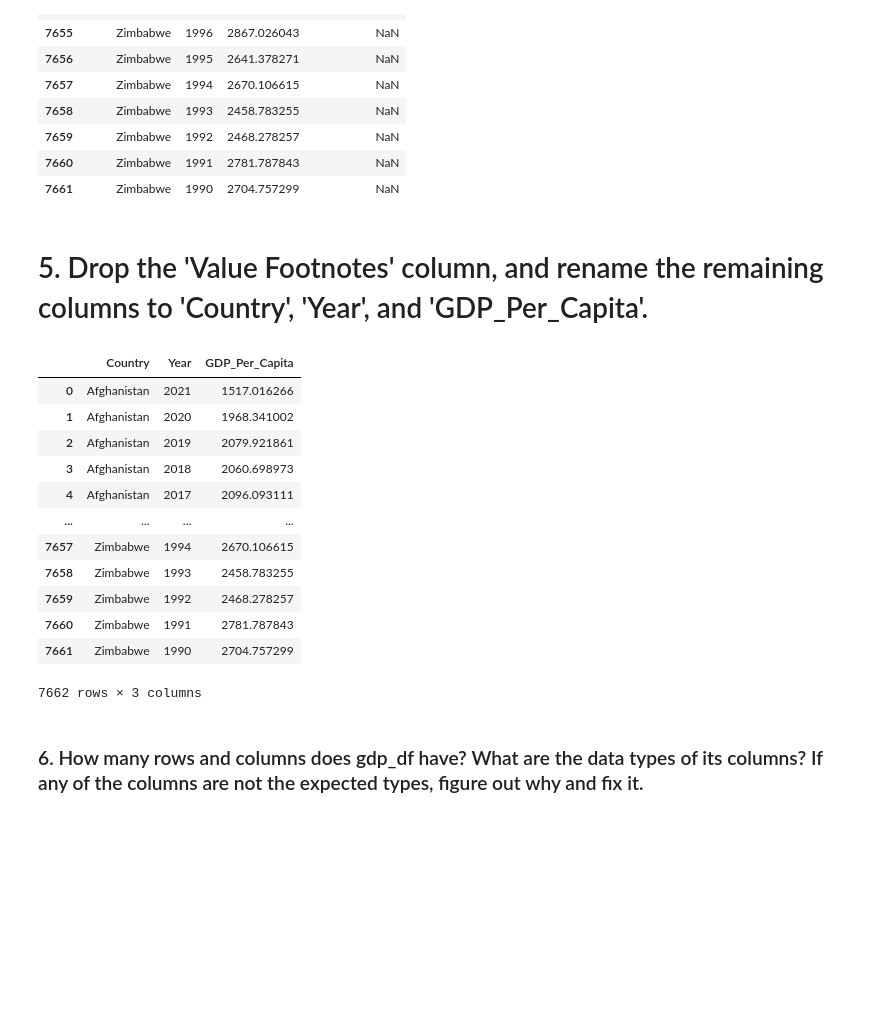
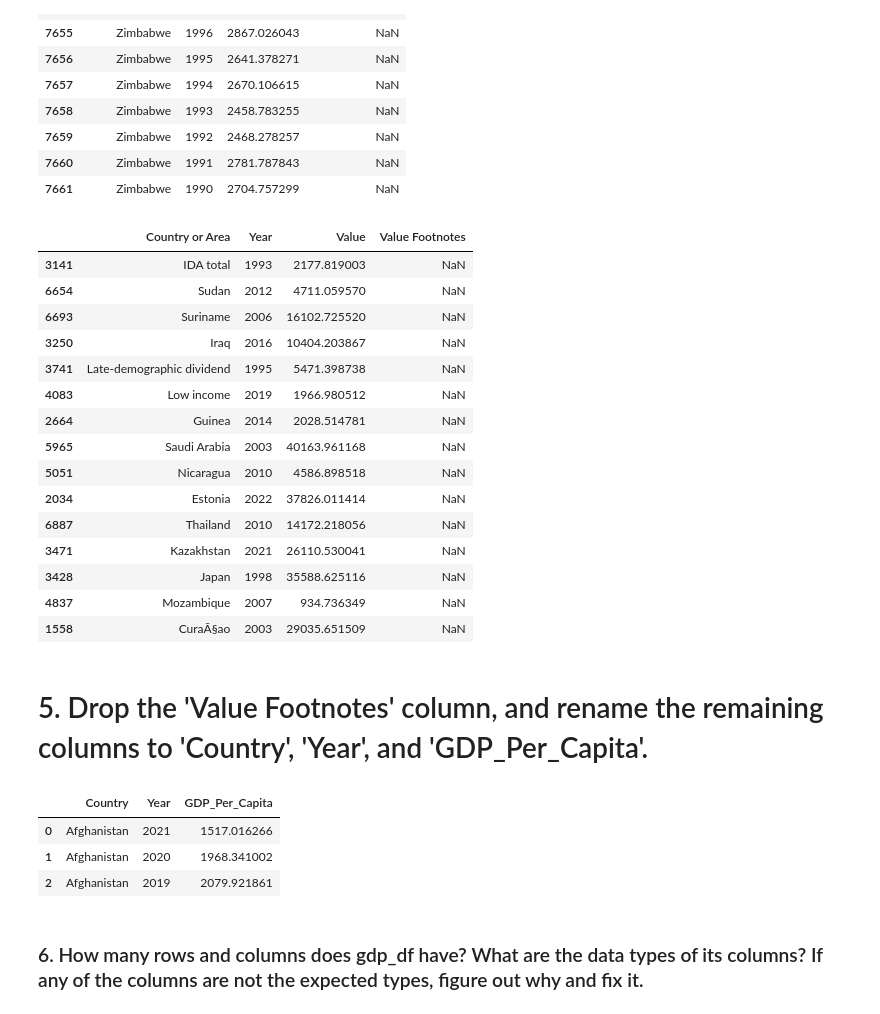
Before and after one commit to nss-data-science-cohort-8/un-exploration-catdgomez, a Jupyter notebook: notebooks/UN_Data_Exploration.ipynb, the cells around one changed output. Drawn from its saved outputs; the diff is of its cells as text; code cells hidden in the pictures; blank space fills up the shorter version.

```diff
--- a/notebooks/UN_Data_Exploration.ipynb
+++ b/notebooks/UN_Data_Exploration.ipynb
@@ -53,5 +53,24 @@ gdp_df.tail(10)
 | 7659 | Zimbabwe | 1992 | 2468.278257 | NaN |
 | 7660 | Zimbabwe | 1991 | 2781.787843 | NaN |
 | 7661 | Zimbabwe | 1990 | 2704.757299 | NaN |
+# %%
+gdp_df.sample(15)
+# %% [output]
+|  | Country or Area | Year | Value | Value Footnotes |
+| 3141 | IDA total | 1993 | 2177.819003 | NaN |
+| 6654 | Sudan | 2012 | 4711.059570 | NaN |
+| 6693 | Suriname | 2006 | 16102.725520 | NaN |
+| 3250 | Iraq | 2016 | 10404.203867 | NaN |
+| 3741 | Late-demographic dividend | 1995 | 5471.398738 | NaN |
+| 4083 | Low income | 2019 | 1966.980512 | NaN |
+| 2664 | Guinea | 2014 | 2028.514781 | NaN |
+| 5965 | Saudi Arabia | 2003 | 40163.961168 | NaN |
+| 5051 | Nicaragua | 2010 | 4586.898518 | NaN |
+| 2034 | Estonia | 2022 | 37826.011414 | NaN |
+| 6887 | Thailand | 2010 | 14172.218056 | NaN |
+| 3471 | Kazakhstan | 2021 | 26110.530041 | NaN |
+| 3428 | Japan | 1998 | 35588.625116 | NaN |
+| 4837 | Mozambique | 2007 | 934.736349 | NaN |
+| 1558 | CuraÃ§ao | 2003 | 29035.651509 | NaN |
 # %% [markdown]
 # 5. Drop the 'Value Footnotes' column, and rename the remaining columns to 'Country', 'Year', and 'GDP_Per_Capita'.
@@ -60,20 +77,15 @@ gdp_df = gdp_df.drop('Value Footnotes', axis=1)
 # %%
-gdp_df = gdp_df.rename(columns={'Country or Area': 'Country', 'Year':'Year', 'Value':'GDP_Per_Capita'})
-gdp_df
+gdp_df = (
+    pd.read_csv('../data/UNdata_Export_20241004_025443555.csv')
+    .drop(columns = ['Value Footnotes'])
+    .rename(columns={'Country or Area': 'Country', 'Year':'Year', 'Value':'GDP_Per_Capita'})
+)
+gdp_df.head(3)
 # %% [output]
 |  | Country | Year | GDP_Per_Capita |
 | 0 | Afghanistan | 2021 | 1517.016266 |
 | 1 | Afghanistan | 2020 | 1968.341002 |
 | 2 | Afghanistan | 2019 | 2079.921861 |
-| 3 | Afghanistan | 2018 | 2060.698973 |
-| 4 | Afghanistan | 2017 | 2096.093111 |
-| ... | ... | ... | ... |
-| 7657 | Zimbabwe | 1994 | 2670.106615 |
-| 7658 | Zimbabwe | 1993 | 2458.783255 |
-| 7659 | Zimbabwe | 1992 | 2468.278257 |
-| 7660 | Zimbabwe | 1991 | 2781.787843 |
-| 7661 | Zimbabwe | 1990 | 2704.757299 |
-7662 rows × 3 columns
 # %% [markdown]
 ### 6. How many rows and columns does gdp_df have? What are the data types of its columns? If any of the columns are not the expected types, figure out why and fix it.
 # %% [markdown]
```
Also changed, not shown: parts of 24 cells of this notebook.
